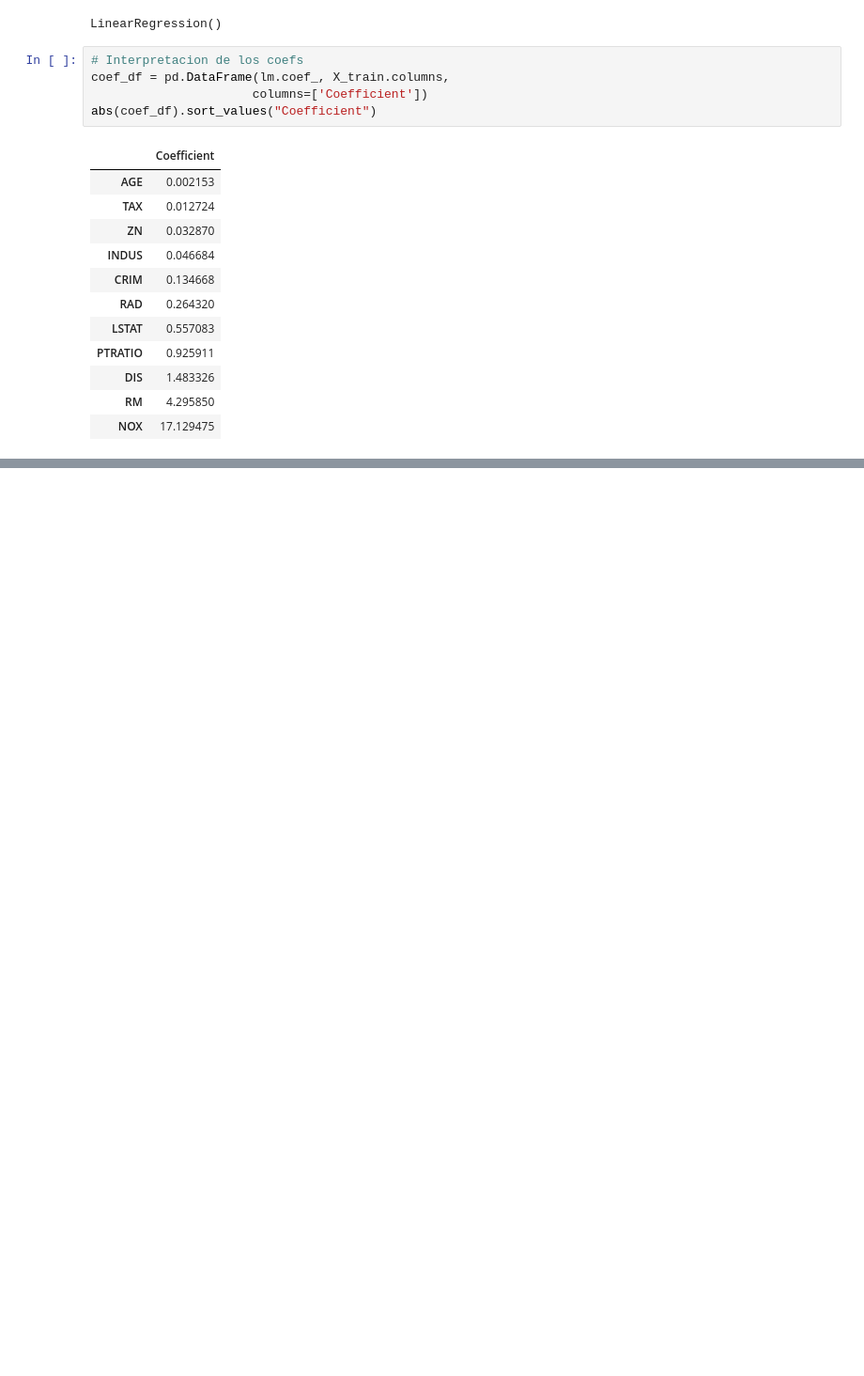
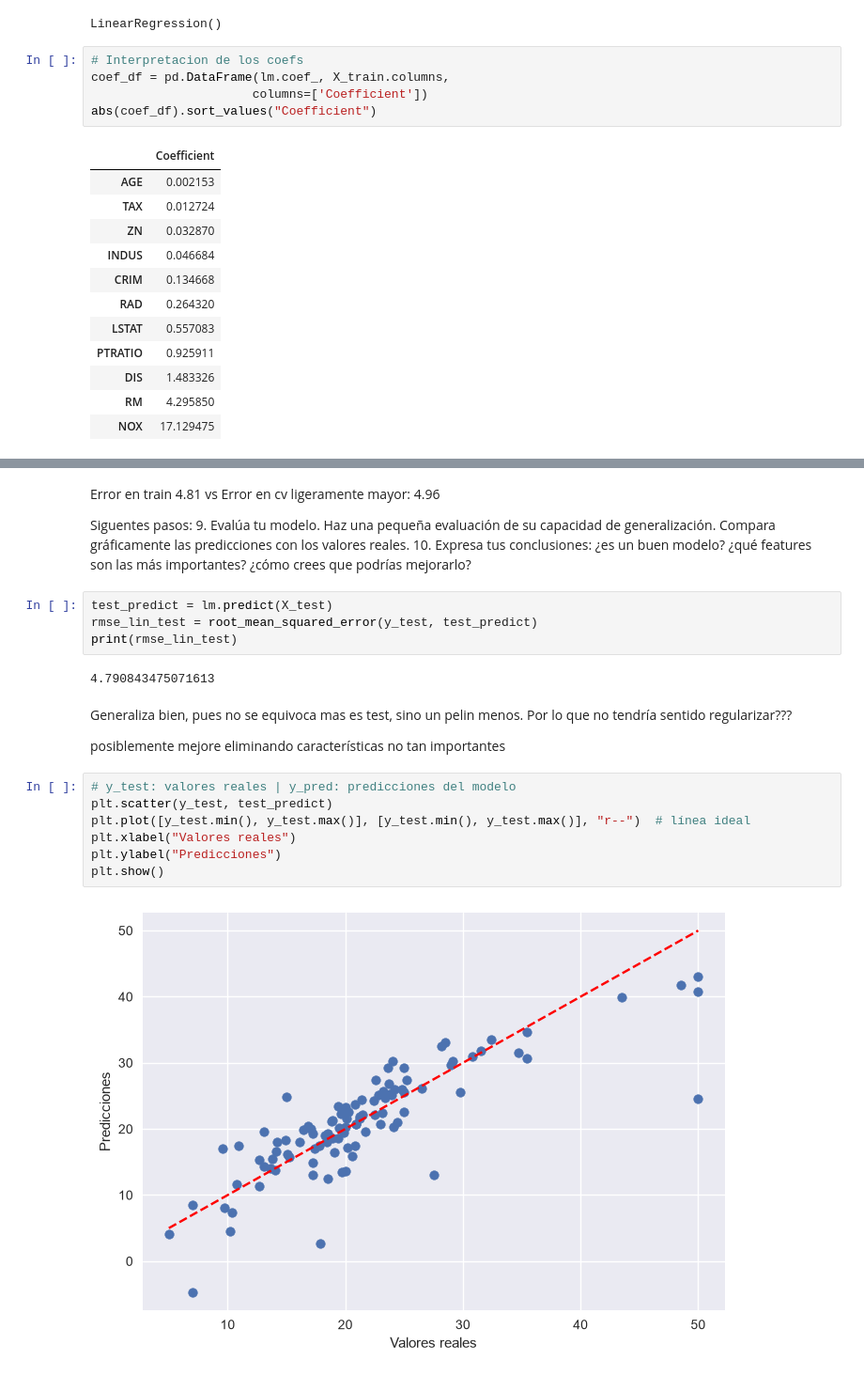
Before and after one commit to PaulitaLull/DATA_SCIENCE_PAULALULL, a Jupyter notebook: 04_Machine_Learning/02_ML_Supervisado/01_Regresion_Lineal/ejercicios/P01_Practica_Regresion_Lineal.ipynb, the cells around one changed output, grey strips where cells are left out. Shown at 94% size. Saved outputs shown, nothing was run; the diff lists cells and outputs as text; blank space fills up the shorter version.

```diff
--- a/04_Machine_Learning/02_ML_Supervisado/01_Regresion_Lineal/ejercicios/P01_Practica_Regresion_Lineal.ipynb
+++ b/04_Machine_Learning/02_ML_Supervisado/01_Regresion_Lineal/ejercicios/P01_Practica_Regresion_Lineal.ipynb
@@ -215,0 +261,24 @@ abs(coef_df).sort_values("Coefficient")
+# %% [markdown]
+Error en train 4.81 vs Error en cv ligeramente mayor: 4.96
+
+Siguentes pasos: 9. Evalúa tu modelo. Haz una pequeña evaluación de su capacidad de generalización. Compara gráficamente las predicciones con los valores reales.
+10. Expresa tus conclusiones: ¿es un buen modelo? ¿qué features son las más importantes? ¿cómo crees que podrías mejorarlo?
+# %%
+test_predict = lm.predict(X_test)
+rmse_lin_test = root_mean_squared_error(y_test, test_predict)
+print(rmse_lin_test)
+# %% [output]
+4.790843475071613
+# %% [markdown]
+Generaliza bien, pues no se equivoca mas es test, sino un pelin menos. Por lo que no tendría sentido regularizar???
+
+posiblemente mejore eliminando características no tan importantes
+# %%
+# y_test: valores reales | y_pred: predicciones del modelo
+plt.scatter(y_test, test_predict)
+plt.plot([y_test.min(), y_test.max()], [y_test.min(), y_test.max()], "r--")  # línea ideal
+plt.xlabel("Valores reales")
+plt.ylabel("Predicciones")
+plt.show()
+# %% [output]
+[figure, added]
```
Also changed, not shown: parts of 5 cells of this notebook, 29 other files.
